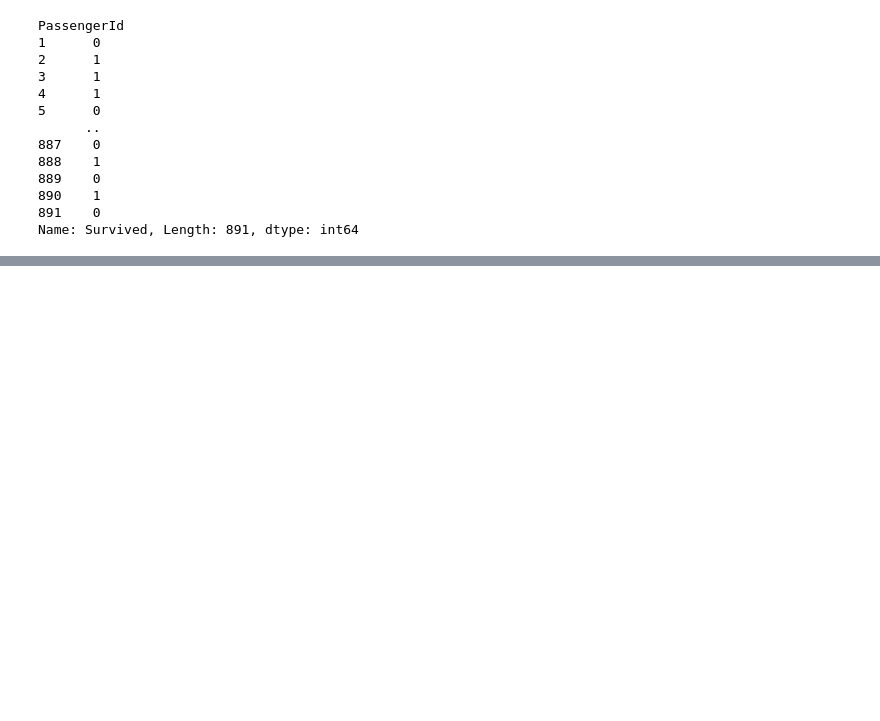
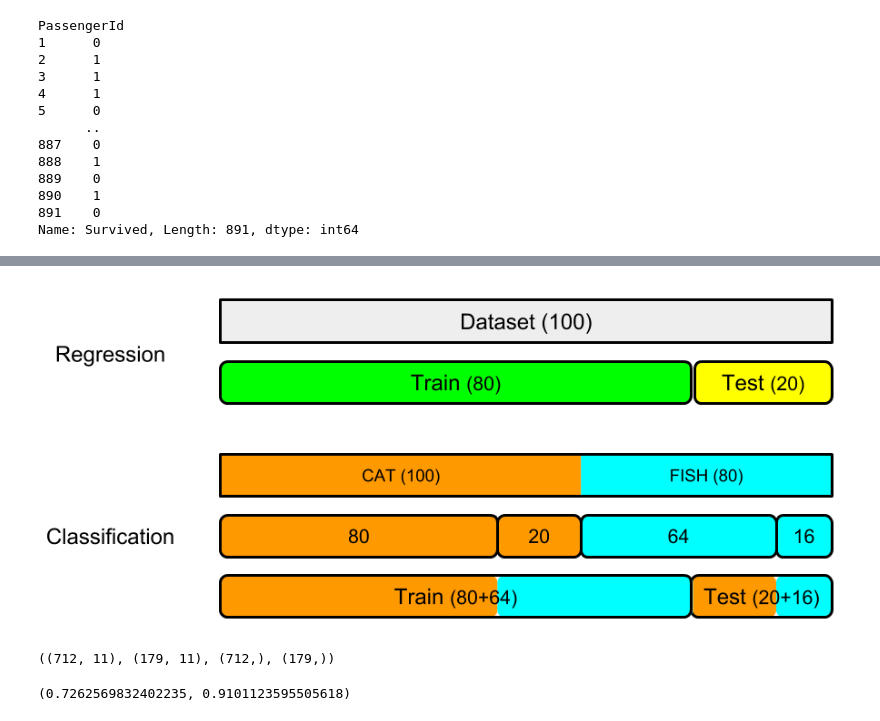
Before and after one commit to FransiscoReadyPermana/supervised_learning, a Jupyter notebook: 04 - KNN & Scikit-learn/part2-MachineLearningEssentials.ipynb, the cells around one changed output, grey strips where cells are left out. Saved outputs shown, nothing was run; the diff lists cells and outputs as text; code cells hidden in the pictures; blank space fills up the shorter version.

```diff
--- a/04 - KNN & Scikit-learn/part2-MachineLearningEssentials.ipynb
+++ b/04 - KNN & Scikit-learn/part2-MachineLearningEssentials.ipynb
@@ -102,0 +103,4 @@ KNN.score(X, y)
+# %%
+illustration.train_test_split
+# %% [output]
+[figure, added]
@@ -102,0 +111,9 @@ KNN.score(X, y)
+# %%
+X_train.shape, X_test.shape, y_train.shape, y_test.shape
+# %% [output]
+((712, 11), (179, 11), (712,), (179,))
+# %%
+KNN.fit(X_train,y_train)
+KNN.score(X_test,y_test), KNN.score(X_train,y_train)
+# %% [output]
+(0.7262569832402235, 0.9101123595505618)
```
Also changed, not shown: parts of 10 cells of this notebook.
